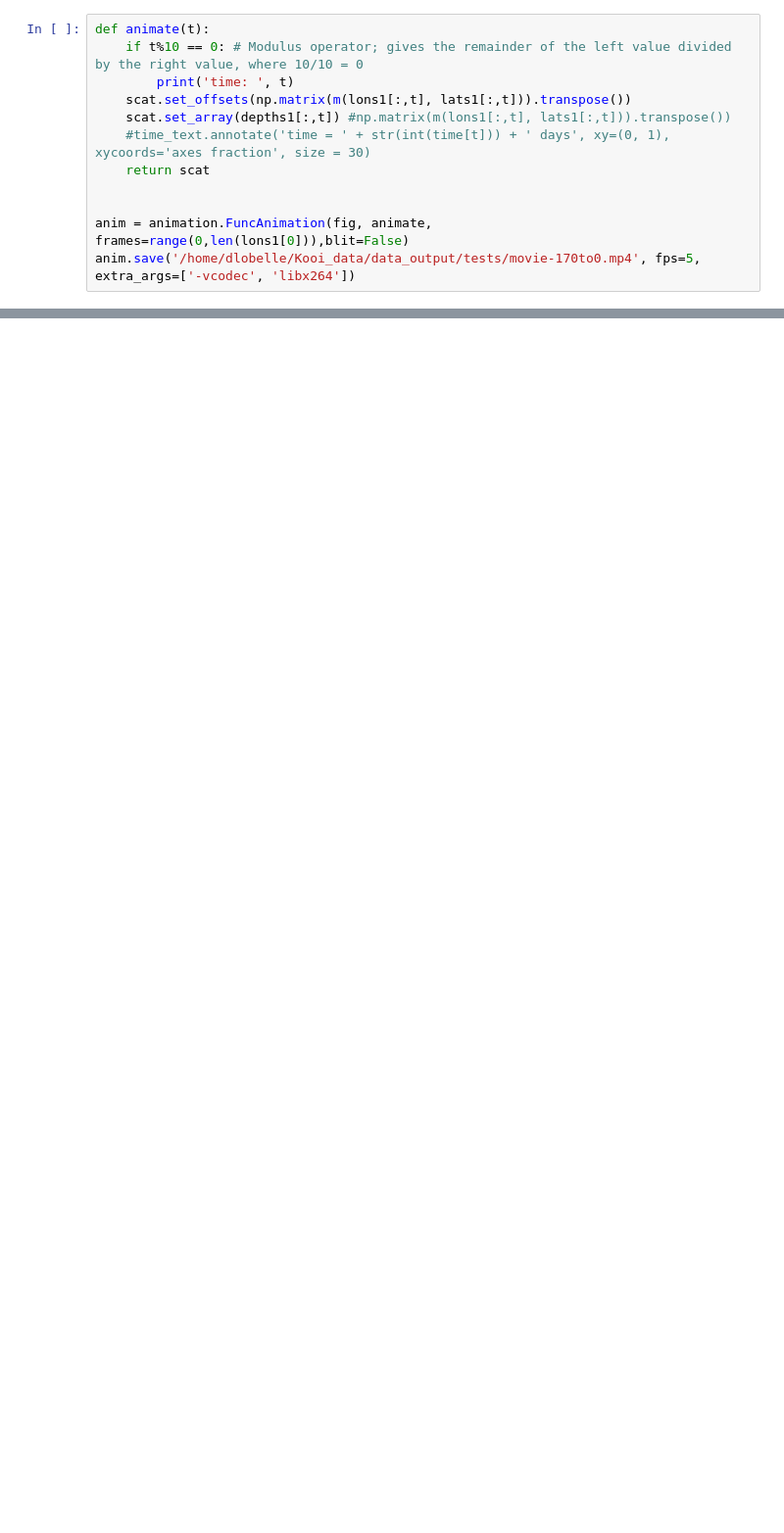
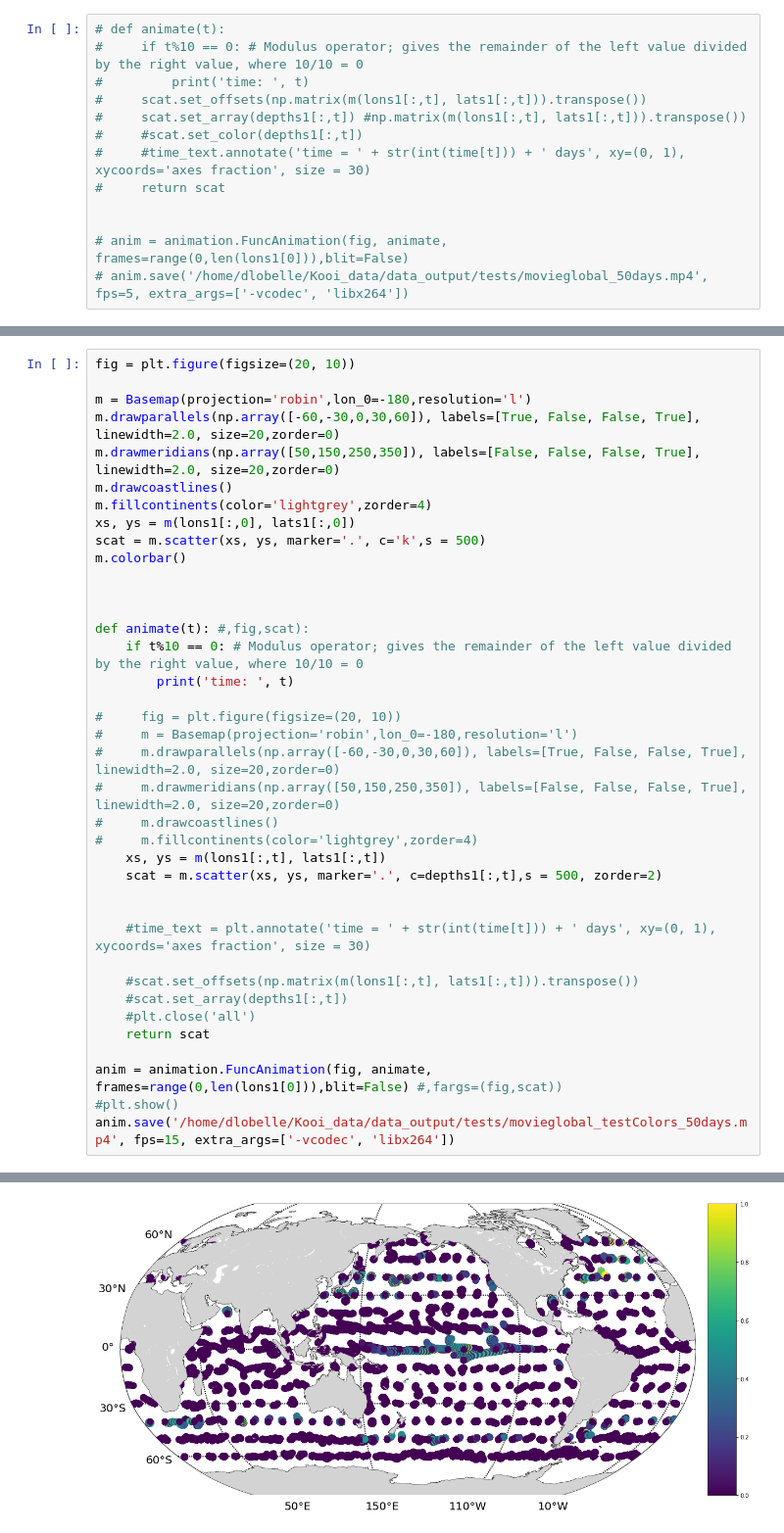
Before and after one commit to dlobelle/TOPIOS, a Jupyter notebook: scripts/post-process_plots/test_animation.ipynb, the cells around one changed output, grey strips where cells are left out. Shown at 98% size. Cells and saved outputs as stored; diff of their text form; blank space fills up the shorter version.

Commit message:
particles moving but overlaying time steps, colorbar not fixed, timestamp not working

```diff
--- a/scripts/post-process_plots/test_animation.ipynb
+++ b/scripts/post-process_plots/test_animation.ipynb
@@ -44,12 +40,13 @@ The dedent function was deprecated in Matplotlib 3.1 and will be removed in 3.3.
 # %%
-def animate(t):
-    if t%10 == 0: # Modulus operator; gives the remainder of the left value divided by the right value, where 10/10 = 0
-        print('time: ', t)
-    scat.set_offsets(np.matrix(m(lons1[:,t], lats1[:,t])).transpose())
-    scat.set_array(depths1[:,t]) #np.matrix(m(lons1[:,t], lats1[:,t])).transpose())
-    #time_text.annotate('time = ' + str(int(time[t])) + ' days', xy=(0, 1), xycoords='axes fraction', size = 30)
-    return scat
+# def animate(t):
+#     if t%10 == 0: # Modulus operator; gives the remainder of the left value divided by the right value, where 10/10 = 0
+#         print('time: ', t)
+#     scat.set_offsets(np.matrix(m(lons1[:,t], lats1[:,t])).transpose())
+#     scat.set_array(depths1[:,t]) #np.matrix(m(lons1[:,t], lats1[:,t])).transpose())
+#     #scat.set_color(depths1[:,t])
+#     #time_text.annotate('time = ' + str(int(time[t])) + ' days', xy=(0, 1), xycoords='axes fraction', size = 30)
+#     return scat
 
 
-anim = animation.FuncAnimation(fig, animate, frames=range(0,len(lons1[0])),blit=False)
-anim.save('/home/dlobelle/Kooi_data/data_output/tests/movie-170to0.mp4', fps=5, extra_args=['-vcodec', 'libx264'])
+# anim = animation.FuncAnimation(fig, animate, frames=range(0,len(lons1[0])),blit=False)
+# anim.save('/home/dlobelle/Kooi_data/data_output/tests/movieglobal_50days.mp4', fps=5, extra_args=['-vcodec', 'libx264'])
@@ -72,0 +109,39 @@ time:  140
+# %%
+fig = plt.figure(figsize=(20, 10))
+
+m = Basemap(projection='robin',lon_0=-180,resolution='l')
+m.drawparallels(np.array([-60,-30,0,30,60]), labels=[True, False, False, True], linewidth=2.0, size=20,zorder=0)
+m.drawmeridians(np.array([50,150,250,350]), labels=[False, False, False, True], linewidth=2.0, size=20,zorder=0)
+m.drawcoastlines()
+m.fillcontinents(color='lightgrey',zorder=4)
+xs, ys = m(lons1[:,0], lats1[:,0])
+scat = m.scatter(xs, ys, marker='.', c='k',s = 500)
+m.colorbar()
+
+
+
+def animate(t): #,fig,scat):
+    if t%10 == 0: # Modulus operator; gives the remainder of the left value divided by the right value, where 10/10 = 0
+        print('time: ', t)
+
+#     fig = plt.figure(figsize=(20, 10))
+#     m = Basemap(projection='robin',lon_0=-180,resolution='l')
+#     m.drawparallels(np.array([-60,-30,0,30,60]), labels=[True, False, False, True], linewidth=2.0, size=20,zorder=0)
+#     m.drawmeridians(np.array([50,150,250,350]), labels=[False, False, False, True], linewidth=2.0, size=20,zorder=0)
+#     m.drawcoastlines()
+#     m.fillcontinents(color='lightgrey',zorder=4)
+    xs, ys = m(lons1[:,t], lats1[:,t])
+    scat = m.scatter(xs, ys, marker='.', c=depths1[:,t],s = 500, zorder=2)
+
+
+    #time_text = plt.annotate('time = ' + str(int(time[t])) + ' days', xy=(0, 1), xycoords='axes fraction', size = 30)
+
+    #scat.set_offsets(np.matrix(m(lons1[:,t], lats1[:,t])).transpose())
+    #scat.set_array(depths1[:,t])
+    #plt.close('all')
+    return scat
+
+anim = animation.FuncAnimation(fig, animate, frames=range(0,len(lons1[0])),blit=False) #,fargs=(fig,scat))
+#plt.show()
+anim.save('/home/dlobelle/Kooi_data/data_output/tests/movieglobal_testColors_50days.mp4', fps=15, extra_args=['-vcodec', 'libx264'])
+# %% [output]
@@ -72,0 +167 @@ time:  140
+[figure, added]
```
Also changed, not shown: parts of 7 cells of this notebook.
